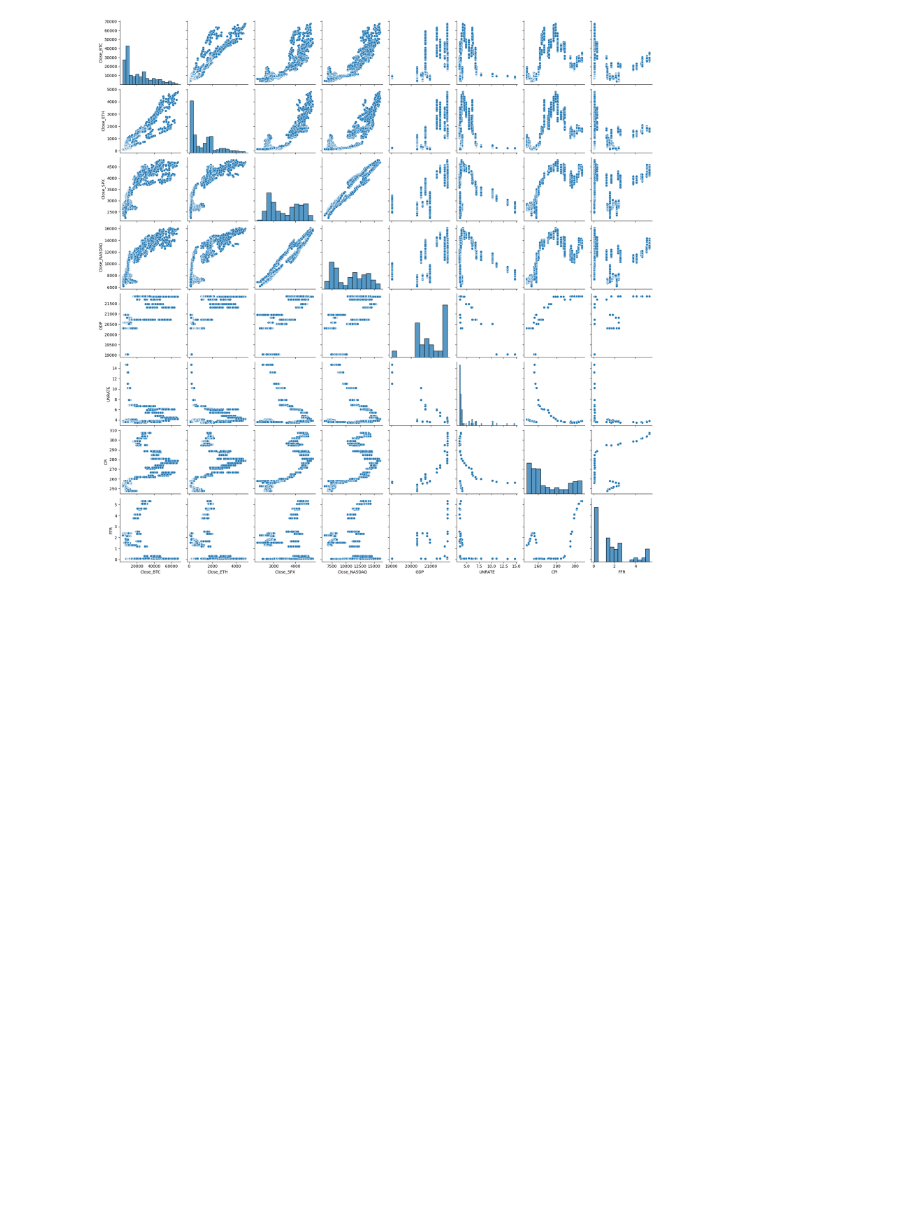
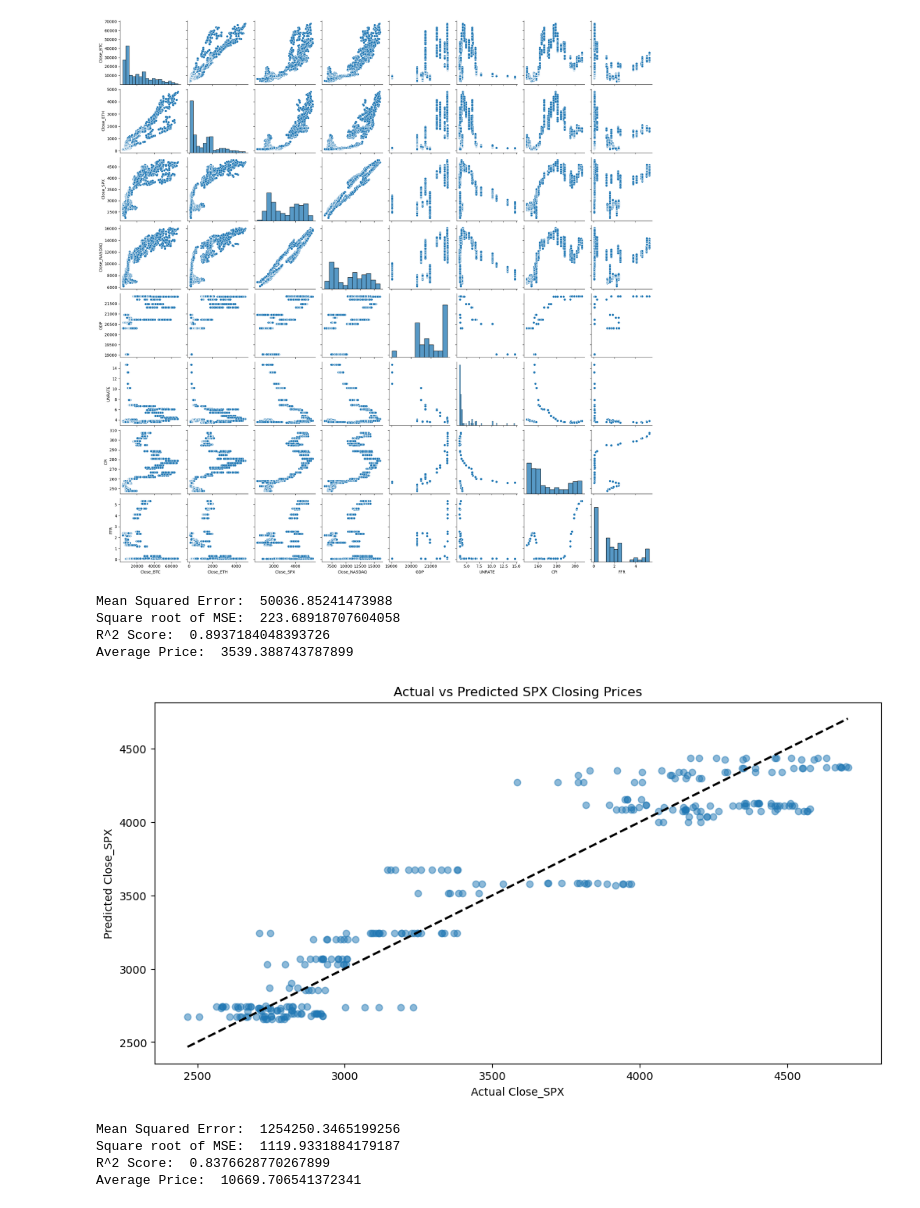
Before and after one commit to emilyheraty/cs216financeproject, a Jupyter notebook: proj.ipynb, the cells around one changed output. Drawn from its saved outputs; the diff is of its cells as text; code cells hidden in the pictures; blank space fills up the shorter version.

Commit message:
added basic linear regression and neural net

```diff
--- a/proj.ipynb
+++ b/proj.ipynb
@@ -153,7 +153,8 @@ covid_data.reset_index(drop=True, inplace=True)
 # %%
 covid_data.rename(columns={'Close': 'Close_SPX'}, inplace=True)
 columns_of_interest = ['Close_BTC', 'Close_ETH', 'Close_SPX', 'Close_NASDAQ', 'GDP', 'UNRATE','CPI', 'FFR']
-covid_data_interest = covid_data[columns_of_interest]
+covid_data_interest = covid_data[columns_of_interest].copy()
+covid_data_interest.dropna(inplace=True)
 print(covid_data_interest.head())
 covid_data_interest.to_csv('covid_data.csv', index=False)
 correlation_matrix = covid_data_interest.corr()
@@ -184,0 +190,58 @@ plt.show()
+# %%
+# S&P 500 price prediction
+X = covid_data_interest[['GDP', 'UNRATE', 'CPI', 'FFR']]
+y = covid_data_interest['Close_SPX']
+
+X_train, X_test, y_train, y_test = train_test_split(X, y, test_size=0.2, random_state=0)
+
+model = LinearRegression()
+model.fit(X_train, y_train)
+
+y_pred = model.predict(X_test)
+
+mse = mean_squared_error(y_test, y_pred)
+r2 = r2_score(y_test, y_pred)
+
+print('Mean Squared Error: ', mse)
+print('Square root of MSE: ', mse**0.5)
+print('R^2 Score: ' , r2)
+print('Average Price: ', covid_data_interest['Close_SPX'].mean())
+# %% [output]
+Mean Squared Error:  50036.85241473988
+Square root of MSE:  223.68918707604058
+R^2 Score:  0.8937184048393726
+Average Price:  3539.388743787899
+# %%
+plt.figure(figsize=(12, 6))
+plt.scatter(y_test, y_pred, alpha=0.5)
+plt.xlabel('Actual Close_SPX')
+plt.ylabel('Predicted Close_SPX')
+plt.title('Actual vs Predicted SPX Closing Prices')
+plt.plot([y_test.min(), y_test.max()], [y_test.min(), y_test.max()], 'k--', lw=2)  # Diagonal line for reference
+plt.show()
+# %% [output]
+[figure, added]
+# %%
+# Nasdaq price prediction
+X = covid_data_interest[['GDP', 'UNRATE', 'CPI', 'FFR']]
+y = covid_data_interest['Close_NASDAQ']
+
+X_train, X_test, y_train, y_test = train_test_split(X, y, test_size=0.2, random_state=0)
+
+model = LinearRegression()
+model.fit(X_train, y_train)
+
+y_pred = model.predict(X_test)
+
+mse = mean_squared_error(y_test, y_pred)
+r2 = r2_score(y_test, y_pred)
+
+print('Mean Squared Error: ', mse)
+print('Square root of MSE: ', mse**0.5)
+print('R^2 Score: ' , r2)
+print('Average Price: ', covid_data_interest['Close_NASDAQ'].mean())
+# %% [output]
+Mean Squared Error:  1254250.3465199256
+Square root of MSE:  1119.9331884179187
+R^2 Score:  0.8376628770267899
+Average Price:  10669.706541372341
```
Also changed, not shown: parts of 17 cells of this notebook, 1 other file.
